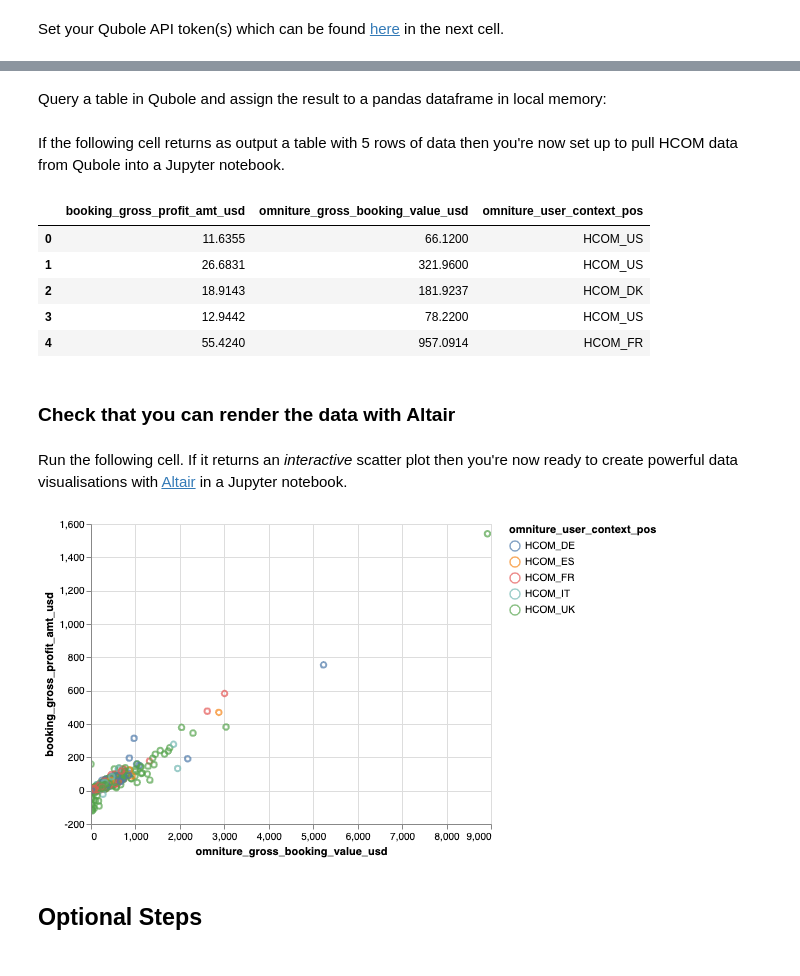
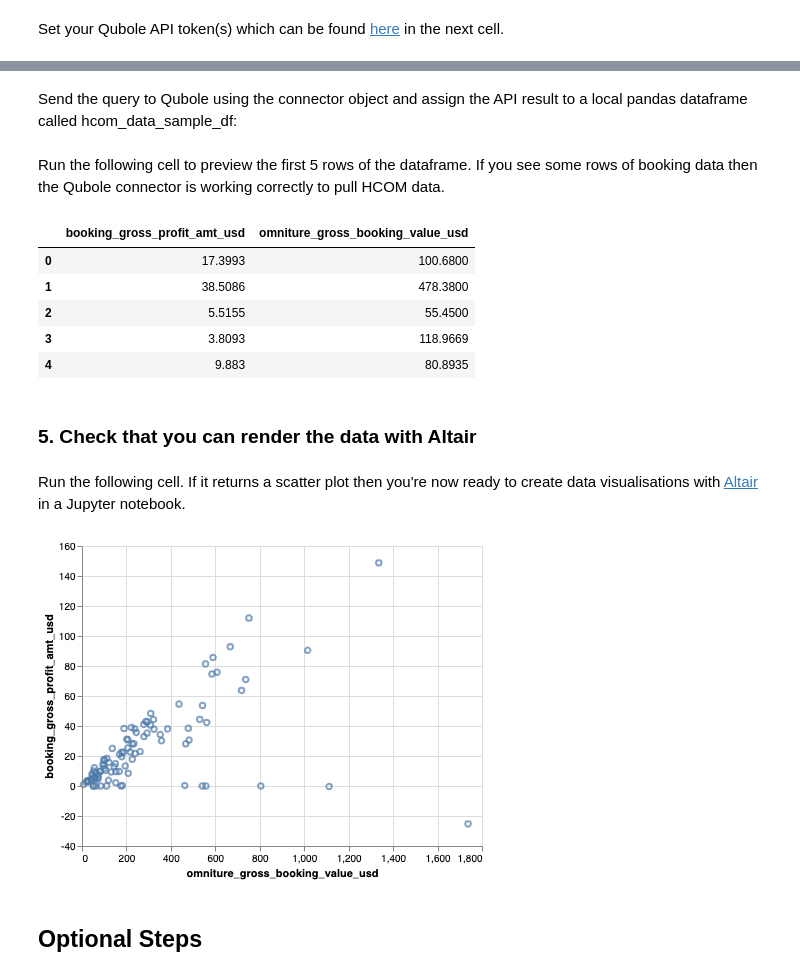
Before and after one commit to wongsuwarn/haxDataVis, a Jupyter notebook: setup_instructions.ipynb, the cells around one changed output, grey strips where cells are left out. Saved outputs shown, nothing was run; the diff lists cells and outputs as text; code cells hidden in the pictures.

Commit message:
Finish splitting demo into sections with smaller file sizes

```diff
--- a/setup_instructions.ipynb
+++ b/setup_instructions.ipynb
@@ -86 +98,10 @@ hcom_api_token='e430f9db5ff2473897c52d834f4a65742cdddcadbb43409e8684b7309d26e194
+# %%
+my_hcom_api_token='[INSERT-HCOM-TOKEN-HERE]'
+my_bex_api_token='[INSERT-HCOM-TOKEN-HERE]' # Set as empty string if you don't have one
+
+# simon's tokens (let him know if you need to use)
+# hcom_api_token='e430f9db5ff2473897c52d834f4a65742cdddcadbb43409e8684b7309d26e194'
+# bex_api_token='4ddc9f9d5bfd452ab0aaca49625af6082d6f016e57c04cbe8abd64002ed346af'
+# hcom_api_token=''
+# bex_api_token=''
 # %% [markdown]
@@ -89,0 +109,5 @@ con = QuboleConnector(hcom_api_token, bex_api_token)
+# %%
+hcom_con = QuboleConnector(hcom_api_token = my_hcom_api_token, bex_api_token = my_bex_api_token)
+
+# create a separate bex connector object if needed
+# bex_con = QuboleConnector(bex_api_token)
@@ -90,2 +126,2 @@ con = QuboleConnector(hcom_api_token, bex_api_token)
 # %% [markdown]
-Query a table in Qubole and assign the result to a pandas dataframe in local memory:
+Send the query to Qubole using the connector object and assign the API result to a local pandas dataframe called hcom_data_sample_df:
@@ -107,28 +128,30 @@ hcom_data_sample_df = con.query_data(sql_query=hcom_data_sample_query, account='
-# %% [markdown]
-If the following cell returns as output a table with 5 rows of data then you're now set up to pull HCOM data from Qubole into a Jupyter notebook.
+# %%
+# below we pass 'hcom' argument to account parameter of query_data function
+hcom_data_sample_df = hcom_con.query_data(hcom_data_sample_query, account = 'hcom')
+# %% [markdown]
+Run the following cell to preview the first 5 rows of the dataframe. If you see some rows of booking data then the Qubole connector is working correctly to pull HCOM data.
 # %%
 hcom_data_sample_df.head()
 # %% [output]
-|  | booking_gross_profit_amt_usd | omniture_gross_booking_value_usd | omniture_user_context_pos |
-| 0 | 11.6355 | 66.1200 | HCOM_US |
-| 1 | 26.6831 | 321.9600 | HCOM_US |
-| 2 | 18.9143 | 181.9237 | HCOM_DK |
-| 3 | 12.9442 | 78.2200 | HCOM_US |
-| 4 | 55.4240 | 957.0914 | HCOM_FR |
+|  | booking_gross_profit_amt_usd | omniture_gross_booking_value_usd |
+| 0 | 17.3993 | 100.6800 |
+| 1 | 38.5086 | 478.3800 |
+| 2 | 5.5155 | 55.4500 |
+| 3 | 3.8093 | 118.9669 |
+| 4 | 9.883 | 80.8935 |
 # %% [markdown]
-### Check that you can render the data with Altair
+### 5. Check that you can render the data with Altair
 # %% [markdown]
-Run the following cell. If it returns an *interactive* scatter plot then you're now ready to create powerful data visualisations with [Altair](https://altair-viz.github.io/index.html) in a Jupyter notebook.
+Run the following cell. If it returns a scatter plot then you're now ready to create data visualisations with [Altair](https://altair-viz.github.io/index.html) in a Jupyter notebook.
 # %%
 import altair as alt
 
 alt.Chart(hcom_data_sample_df).mark_point().encode(
     x = 'omniture_gross_booking_value_usd',
-    y = 'booking_gross_profit_amt_usd',
-    color = 'omniture_user_context_pos'
-).interactive()
+    y = 'booking_gross_profit_amt_usd'
+)
 # %% [output]
-[figure, old version]
+[figure, new version]
 # %% [markdown]
 ## Optional Steps
 # %% [markdown]
```
Also changed, not shown: parts of 30 cells of this notebook, 5 other files.
